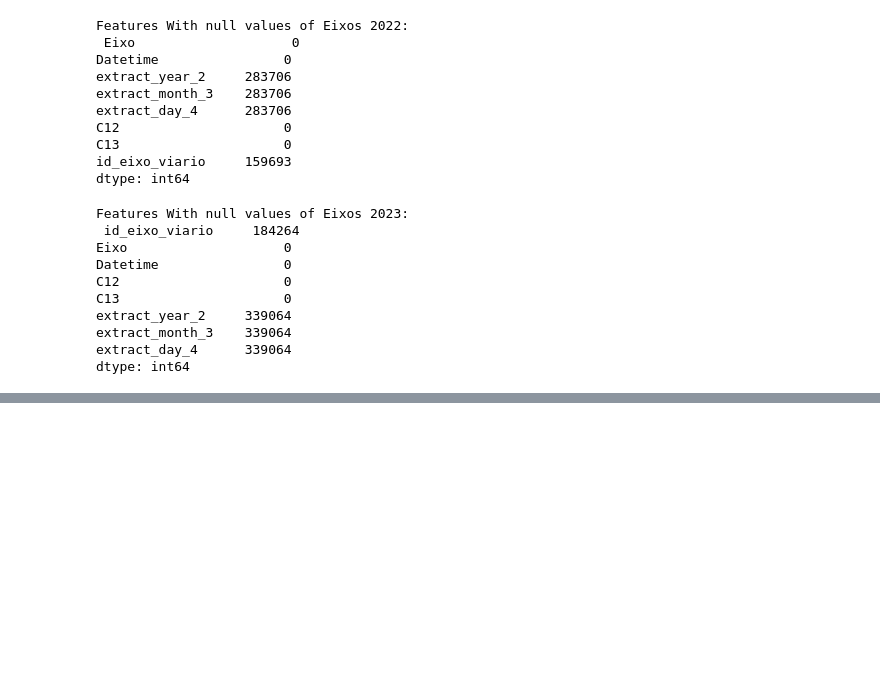
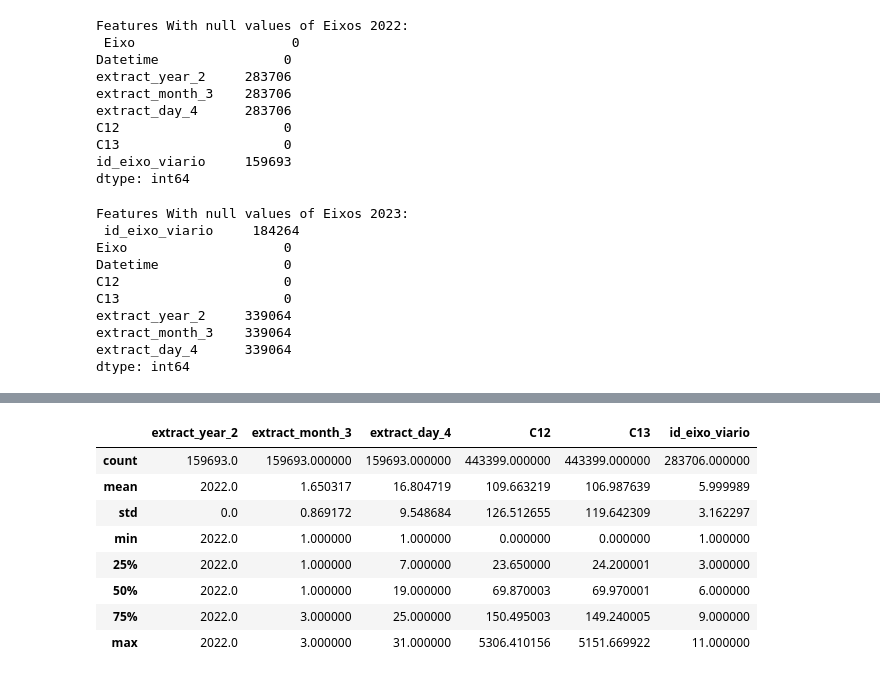
Before and after one commit to a-proenca/LAD, a Jupyter notebook: LAD_22_23.ipynb, the cells around one changed output, grey strips where cells are left out. Drawn from its saved outputs; the diff is of its cells as text; code cells hidden in the pictures; blank space fills up the shorter version.

```diff
--- a/LAD_22_23.ipynb
+++ b/LAD_22_23.ipynb
@@ -259,0 +281,12 @@ dtype: int64
+# %%
+data_vodafone_eixos2022.describe()
+# %% [output]
+|  | extract_year_2 | extract_month_3 | extract_day_4 | C12 | C13 | id_eixo_viario |
+| count | 159693.0 | 159693.000000 | 159693.000000 | 443399.000000 | 443399.000000 | 283706.000000 |
+| mean | 2022.0 | 1.650317 | 16.804719 | 109.663219 | 106.987639 | 5.999989 |
+| std | 0.0 | 0.869172 | 9.548684 | 126.512655 | 119.642309 | 3.162297 |
+| min | 2022.0 | 1.000000 | 1.000000 | 0.000000 | 0.000000 | 1.000000 |
+| 25% | 2022.0 | 1.000000 | 7.000000 | 23.650000 | 24.200001 | 3.000000 |
+| 50% | 2022.0 | 1.000000 | 19.000000 | 69.870003 | 69.970001 | 6.000000 |
+| 75% | 2022.0 | 3.000000 | 25.000000 | 150.495003 | 149.240005 | 9.000000 |
+| max | 2022.0 | 3.000000 | 31.000000 | 5306.410156 | 5151.669922 | 11.000000 |
```
Also changed, not shown: parts of 10 cells of this notebook.
